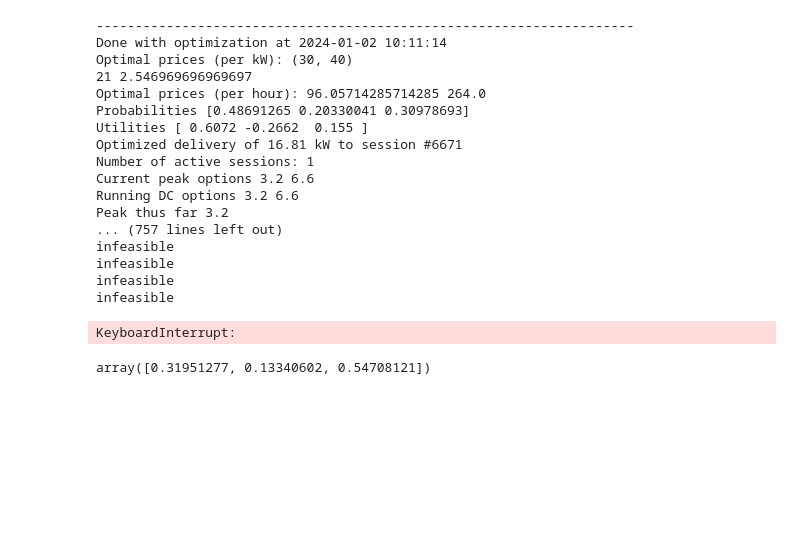
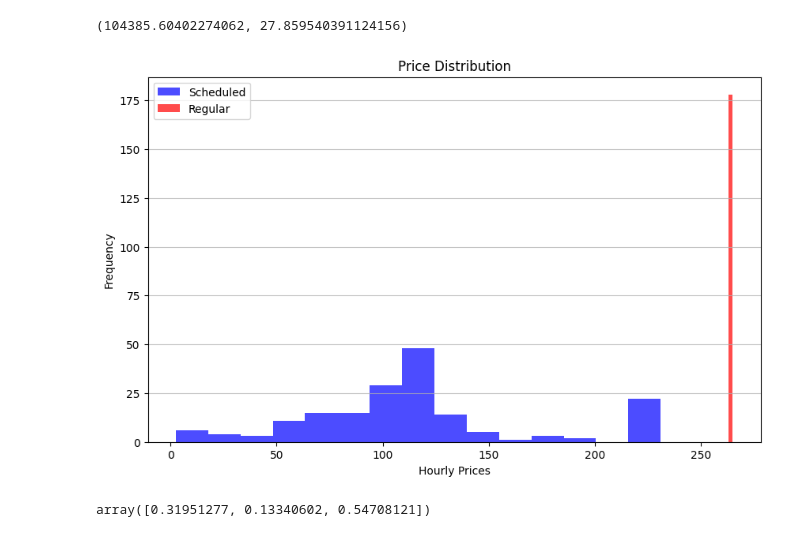
Before and after one commit to samuelBobick/StationLevelPowerForecasting, a Jupyter notebook: simulations/baseline_simulator.ipynb, the cells around one changed output. Drawn from its saved outputs; the diff is of its cells as text; code cells hidden in the pictures; blank space fills up the shorter version.

Commit message:
added results and plotting code to notebook

```diff
--- a/simulations/baseline_simulator.ipynb
+++ b/simulations/baseline_simulator.ipynb
@@ -17,3 +25,7 @@ test_df = test_df[test_df['DurationHrs'] > 0.5]
 test_df = test_df[test_df['cumEnergy_Wh'] > 0]
 test_df['choice'] = 'SCHEDULED'
 sim = baseline_simulator.BaselineSimulator(test_df, verbose=True, flexibility_constant=0.5)
+# %%
+COST_DC = 2000
+
+power_profiles, prices, hourly_prices = sim.simulate()
@@ -20,28 +50,31 @@ sim = baseline_simulator.BaselineSimulator(test_df, verbose=True, flexibility_co
 # %%
-power_profiles, prices = sim.simulate()
+DELTA_T = 0.25
 
-agg_power_profile_all_sch = aggregate_power_profiles(test_df, power_profiles)
-profit_all_sch = get_profit(test_df, power_profiles, prices)
-profit_all_sch - 500 * max(agg_power_profile_all_sch), max(agg_power_profile_all_sch)
+agg_power_profile_all_sch = aggregate_power_profiles(test_df, power_profiles, DELTA_T)
+profit_all_sch = get_profit(test_df, power_profiles, prices, DELTA_T, TOU)
+profit_all_sch - COST_DC * max(agg_power_profile_all_sch), max(agg_power_profile_all_sch)
 # %% [output]
----------------------------------------------------------------------
-Done with optimization at 2024-01-02 10:11:14
-Optimal prices (per kW): (30, 40)
-21 2.546969696969697
-Optimal prices (per hour): 96.05714285714285 264.0
-Probabilities [0.48691265 0.20330041 0.30978693]
-Utilities [ 0.6072 -0.2662  0.155 ]
-Optimized delivery of 16.81 kW to session #6671
-Number of active sessions: 1
-Current peak options 3.2 6.6
-Running DC options 3.2 6.6
-Peak thus far 3.2
-... (757 lines left out)
-infeasible
-infeasible
-infeasible
-infeasible
+(104385.60402274062, 27.859540391124156)
-KeyboardInterrupt:
+# %%
+import matplotlib.pyplot as plt
+
+values_index_0 = [value[0] for value in hourly_prices.values()]
+values_index_1 = [value[1] for value in hourly_prices.values()]
+
+plt.figure(figsize=(10, 6))
+
+plt.hist(values_index_0, bins=15, alpha=0.7, color='blue', label="Scheduled")
+plt.hist(values_index_1, bins=[263, 265], alpha=0.7, color='red', label="Regular")
+
+plt.xlabel("Hourly Prices")
+plt.ylabel("Frequency")
+plt.title("Price Distribution")
+plt.legend()
+
+plt.grid(axis='y', alpha=0.75)
+plt.show()
+# %% [output]
+[figure, added]
 # %%
 from scipy.special import softmax
 
```
Also changed, not shown: parts of 3 cells of this notebook, 2 other files.
